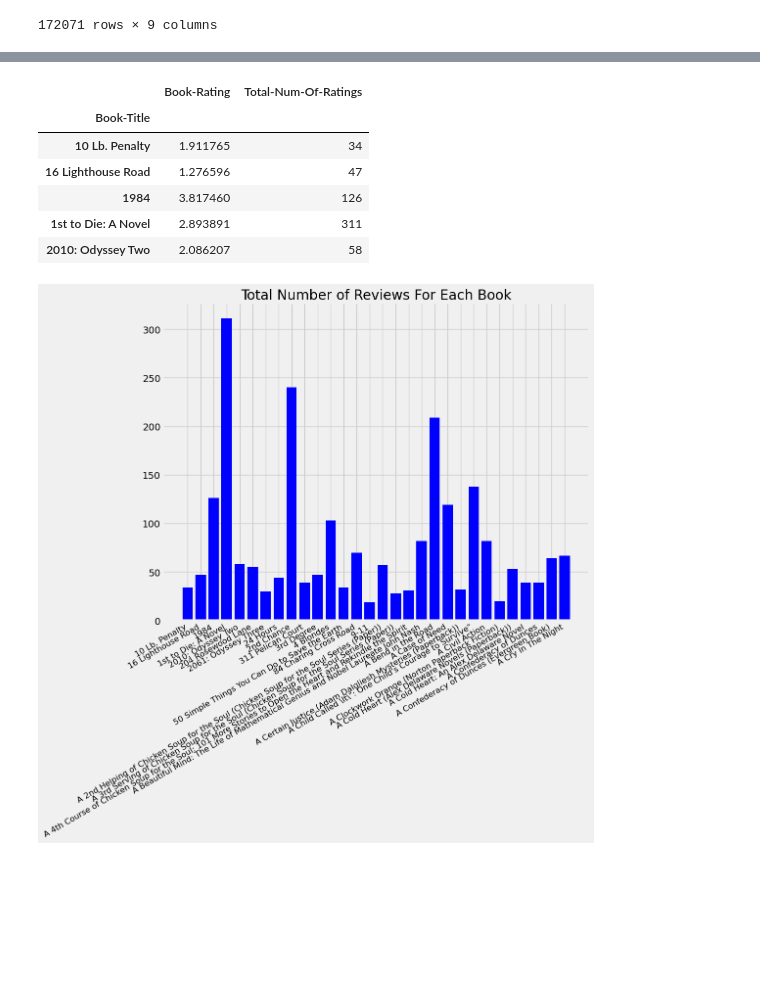
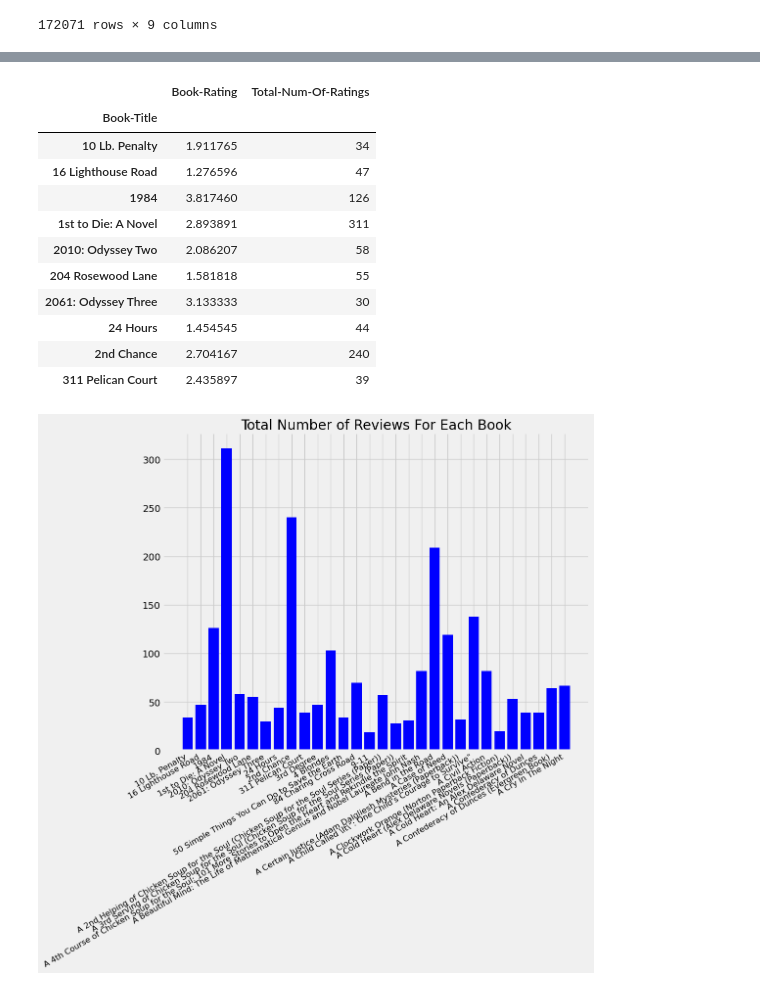
Before and after one commit to AndrewTran03/CS5805-ML1-FinalProject, a Jupyter notebook: Book-Recommendation-RNN-Blog-Post/index.ipynb, the cells around one changed output, grey strips where cells are left out. Cells and saved outputs as stored; diff of their text form; code cells hidden in the pictures; blank space fills up the shorter version.

```diff
--- a/Book-Recommendation-RNN-Blog-Post/index.ipynb
+++ b/Book-Recommendation-RNN-Blog-Post/index.ipynb
@@ -292,28 +302,38 @@ cleaned_df
 # %%
+# Make a copy of the cleaned dataframe
 cleaned_df_condensed_trends = cleaned_df.copy()
+
+# Drop unnecessary columns
 cleaned_df_condensed_trends.drop(labels=["ISBN",
                                          "Book-Author",
                                          "Year-Of-Publication",
                                          "Publisher",
                                          "User-ID",
                                          "New-ISBN",
                                          "New-User-ID"], axis=1, inplace=True)
+
+# Used grouping and counting to gather book-review counts for each indexed title
 cleaned_df_condensed_trends_copy = cleaned_df_condensed_trends.copy()
 cleaned_df_condensed_trends = pd.DataFrame(cleaned_df_condensed_trends_copy
                                            .groupby("Book-Title")["Book-Rating"]
                                            .mean())
 cleaned_df_condensed_trends["Total-Num-Of-Ratings"] = pd.DataFrame(cleaned_df_condensed_trends_copy
                                                                    .groupby("Book-Title")["Book-Rating"]
                                                                    .count())
-cleaned_df_condensed_trends.head()
+cleaned_df_condensed_trends.head(10)
 # %% [output]
 |  | Book-Rating | Total-Num-Of-Ratings |
 | Book-Title |  |  |
 | 10 Lb. Penalty | 1.911765 | 34 |
 | 16 Lighthouse Road | 1.276596 | 47 |
 | 1984 | 3.817460 | 126 |
 | 1st to Die: A Novel | 2.893891 | 311 |
 | 2010: Odyssey Two | 2.086207 | 58 |
+| 204 Rosewood Lane | 1.581818 | 55 |
+| 2061: Odyssey Three | 3.133333 | 30 |
+| 24 Hours | 1.454545 | 44 |
+| 2nd Chance | 2.704167 | 240 |
+| 311 Pelican Court | 2.435897 | 39 |
 # %%
 # Creating a bar graph describing number of reviews for first 30 books
 plt.figure(figsize=(10, 8))
```
Also changed, not shown: parts of 42 cells of this notebook.
